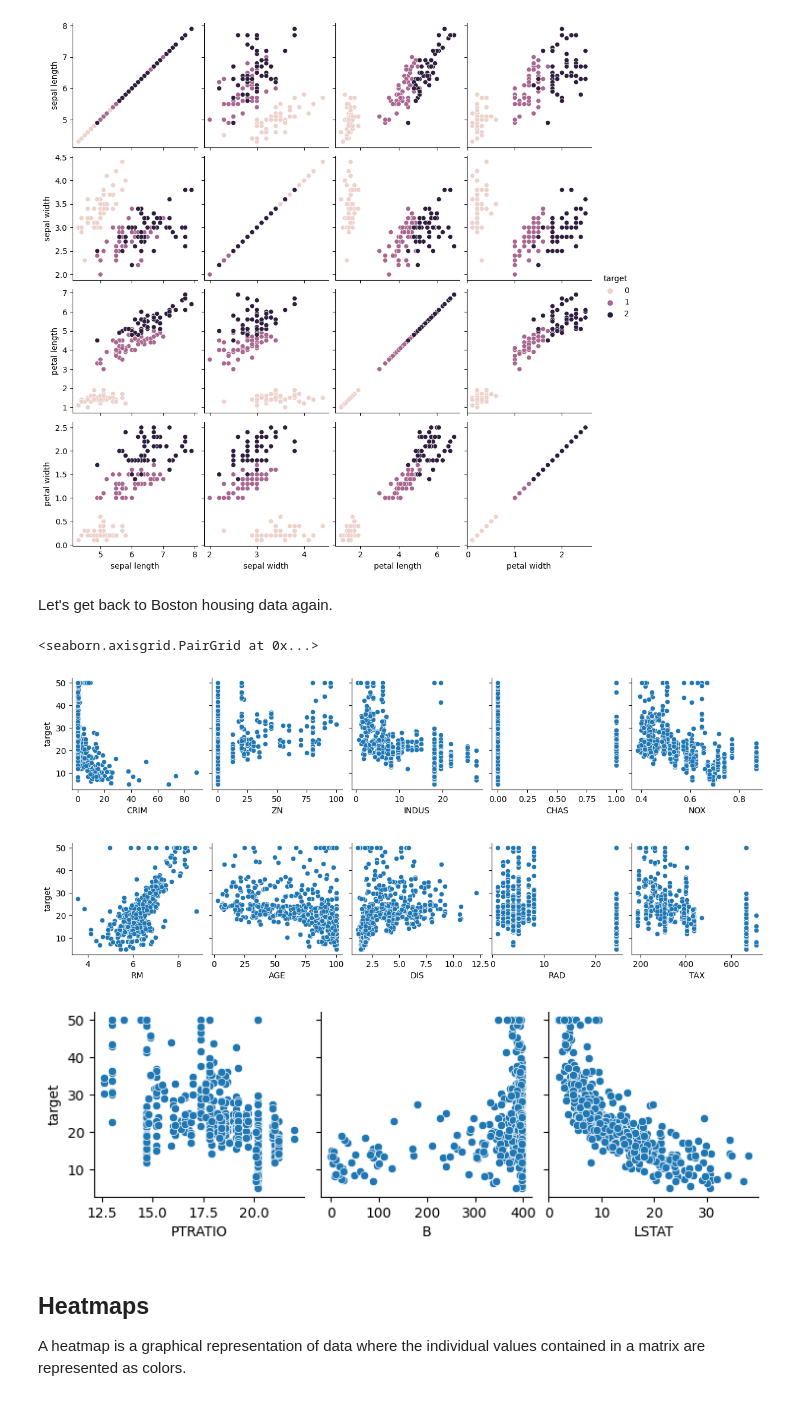
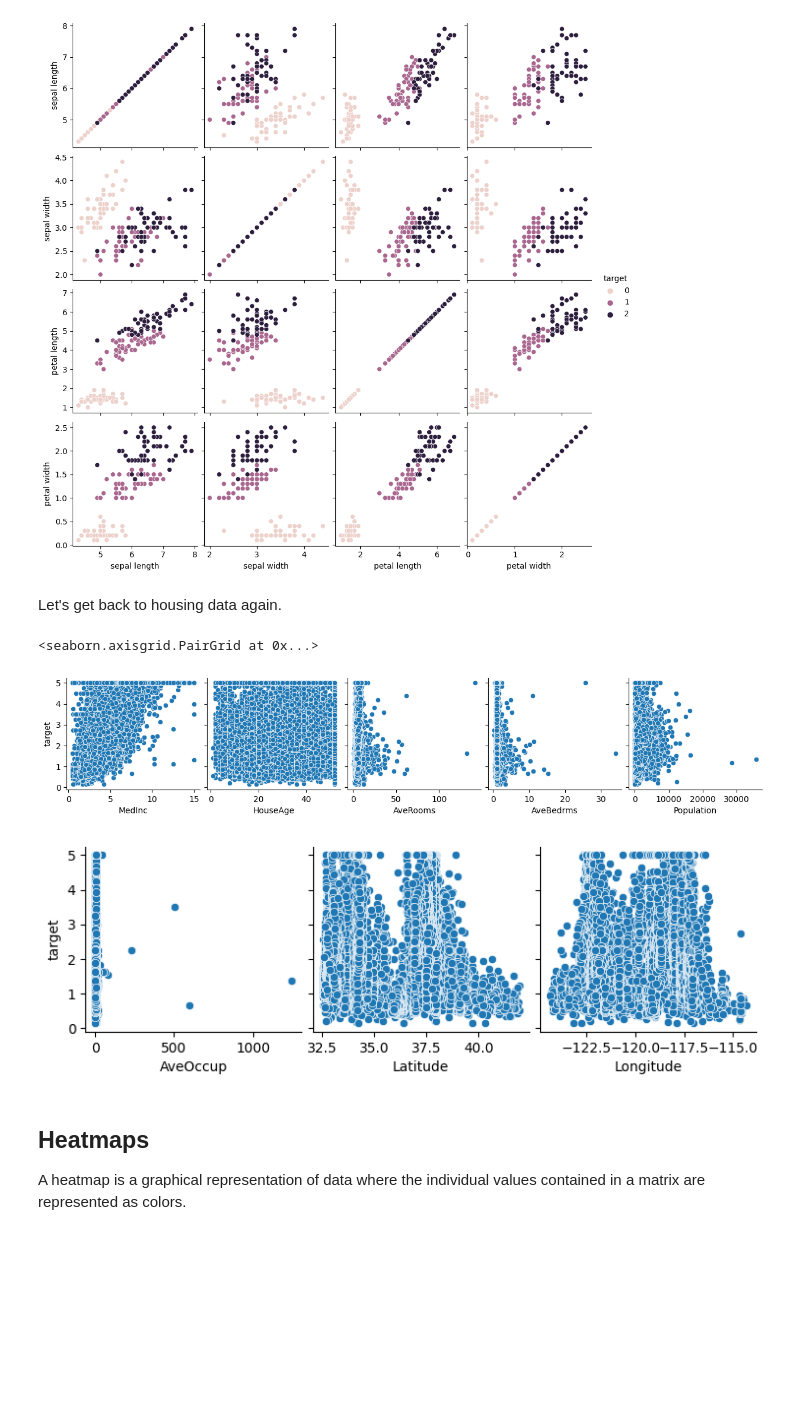
Before and after one commit to bcperry/AI_Professional_Development, a Jupyter notebook: Notebooks/Python basics/04-Data Exploration and Statistics.ipynb, the cells around one changed output. Drawn from its saved outputs; the diff is of its cells as text; code cells hidden in the pictures; blank space fills up the shorter version.

Commit message:
Updated through Basics 07
Added data and images

```diff
--- a/Notebooks/Python basics/04-Data Exploration and Statistics.ipynb
+++ b/Notebooks/Python basics/04-Data Exploration and Statistics.ipynb
@@ -41,10 +37,8 @@ import pandas.util.testing as tm
 # %%
 # Let's start with data loading
-# Here I will use Boston house prices dataset. It is available through sklearn datasets.
-# You can also download it from https://archive.ics.uci.edu/ml/machine-learning-databases/housing/
-from sklearn.datasets import load_boston
+from sklearn.datasets import fetch_california_housing
 
-dataset = load_boston()
+dataset = fetch_california_housing()
 df = pd.DataFrame(dataset.data, columns=dataset.feature_names)
 df['target'] = dataset.target
 
@@ -230,18 +213,16 @@ g.set(alpha=0.1)
 <seaborn.axisgrid.PairGrid at 0x...>
 [figure]
 # %% [markdown]
-Let's get back to Boston housing data again.
+Let's get back to housing data again.
 # %%
 features = [c for c in df.columns if c not in ('target',)]
 # %%
 sns.pairplot(data=df, x_vars=features[:5], y_vars='target')
 sns.pairplot(data=df, x_vars=features[5:10], y_vars='target')
-sns.pairplot(data=df, x_vars=features[10:], y_vars='target')
 # %% [output]
 <seaborn.axisgrid.PairGrid at 0x...>
-[figure, old version]
+[figure, new version]
-[figure, old version]
+[figure, new version]
-[figure, removed]
 # %% [markdown]
 ##  Heatmaps
 A heatmap is a graphical representation of data where the individual values contained in a matrix are represented as colors.
```
Also changed, not shown: parts of 37 cells of this notebook, 14 other files.
